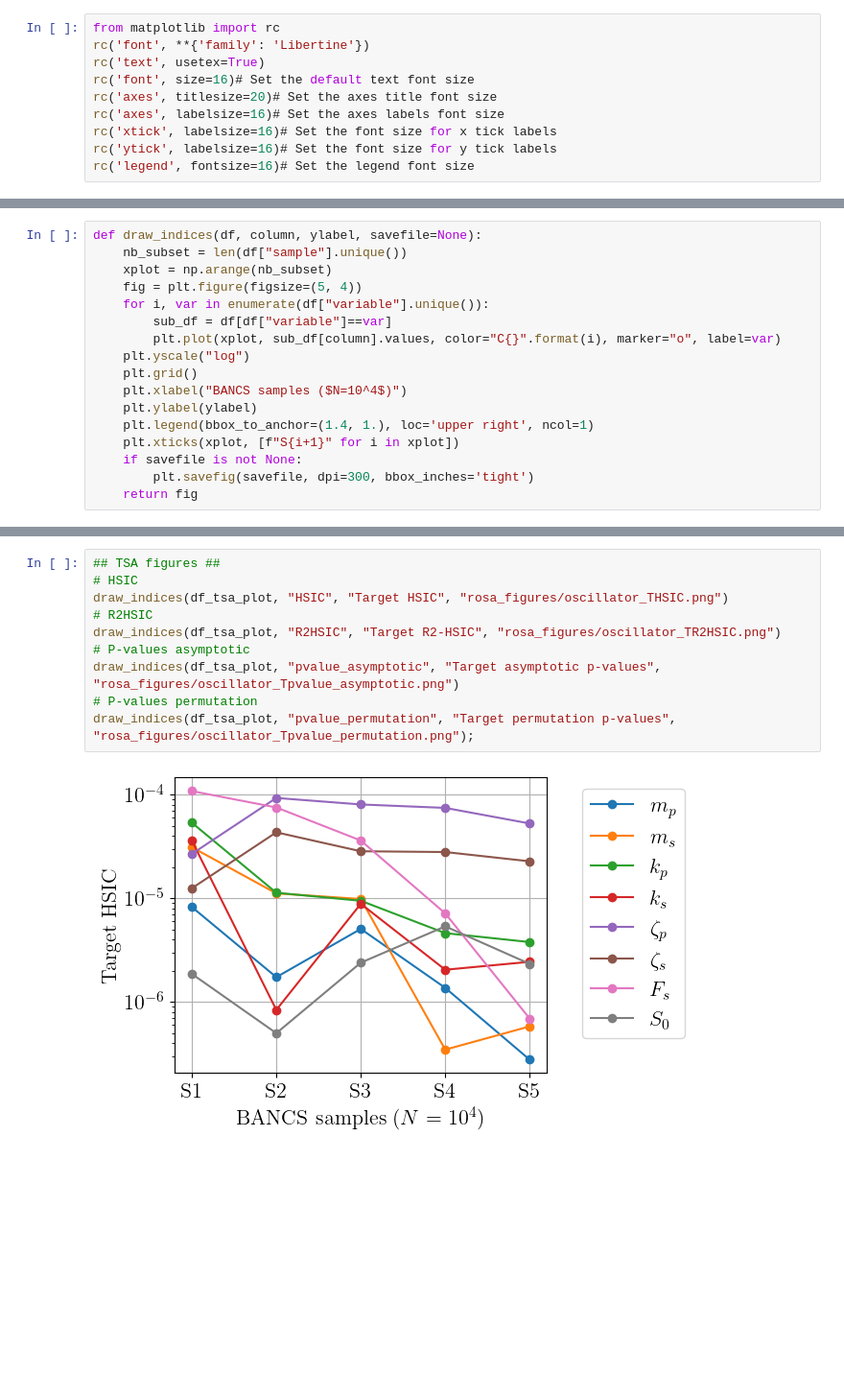
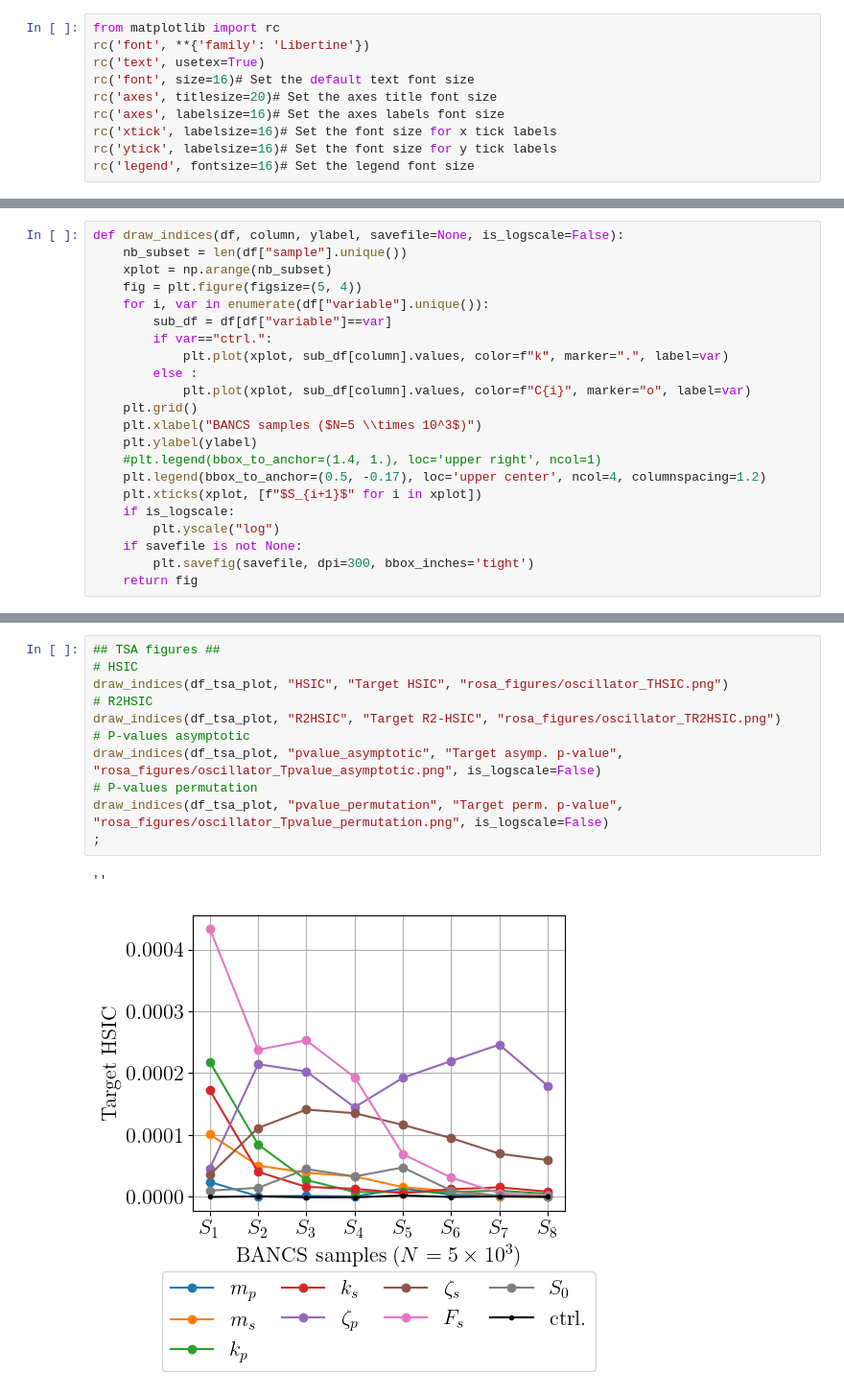
Before and after one commit to efekhari27/bancs, a Jupyter notebook: benchmark/rosa_figures.ipynb, the cells around one changed output, grey strips where cells are left out. Shown: that part at 96% size. Cells and saved outputs as stored; diff of their text form; blank space fills up the shorter version.

Commit message:
ROSA update

```diff
--- a/benchmark/rosa_figures.ipynb
+++ b/benchmark/rosa_figures.ipynb
@@ -37,17 +20,22 @@ df_csa_plot
 # %%
-def draw_indices(df, column, ylabel, savefile=None):
+def draw_indices(df, column, ylabel, savefile=None, is_logscale=False):
     nb_subset = len(df["sample"].unique())
     xplot = np.arange(nb_subset)
     fig = plt.figure(figsize=(5, 4))
     for i, var in enumerate(df["variable"].unique()):
         sub_df = df[df["variable"]==var]
-        plt.plot(xplot, sub_df[column].values, color="C{}".format(i), marker="o", label=var)
-    plt.yscale("log")
+        if var=="ctrl.":
+            plt.plot(xplot, sub_df[column].values, color=f"k", marker=".", label=var)
+        else :
+            plt.plot(xplot, sub_df[column].values, color=f"C{i}", marker="o", label=var)
     plt.grid()
-    plt.xlabel("BANCS samples ($N=10^4$)")
+    plt.xlabel("BANCS samples ($N=5 \\times 10^3$)")
     plt.ylabel(ylabel)
-    plt.legend(bbox_to_anchor=(1.4, 1.), loc='upper right', ncol=1)
-    plt.xticks(xplot, [f"S{i+1}" for i in xplot])
+    #plt.legend(bbox_to_anchor=(1.4, 1.), loc='upper right', ncol=1)
+    plt.legend(bbox_to_anchor=(0.5, -0.17), loc='upper center', ncol=4, columnspacing=1.2)
+    plt.xticks(xplot, [f"$S_{i+1}$" for i in xplot])
+    if is_logscale:
+        plt.yscale("log")
     if savefile is not None:
         plt.savefig(savefile, dpi=300, bbox_inches='tight')
     return fig
@@ -54,12 +58,14 @@ def draw_indices(df, column, ylabel, savefile=None):
 # %%
 ## TSA figures ##
 # HSIC
 draw_indices(df_tsa_plot, "HSIC", "Target HSIC", "rosa_figures/oscillator_THSIC.png")
 # R2HSIC
 draw_indices(df_tsa_plot, "R2HSIC", "Target R2-HSIC", "rosa_figures/oscillator_TR2HSIC.png")
 # P-values asymptotic
-draw_indices(df_tsa_plot, "pvalue_asymptotic", "Target asymptotic p-values", "rosa_figures/oscillator_Tpvalue_asymptotic.png")
+draw_indices(df_tsa_plot, "pvalue_asymptotic", "Target asymp. p-value", "rosa_figures/oscillator_Tpvalue_asymptotic.png", is_logscale=False)
 # P-values permutation
-draw_indices(df_tsa_plot, "pvalue_permutation", "Target permutation p-values", "rosa_figures/oscillator_Tpvalue_permutation.png");
+draw_indices(df_tsa_plot, "pvalue_permutation", "Target perm. p-value", "rosa_figures/oscillator_Tpvalue_permutation.png", is_logscale=False)
+;
 # %% [output]
+''
-[figure, old version]
+[figure, new version]
```
Also changed, not shown: parts of 9 cells of this notebook, 35 other files.
